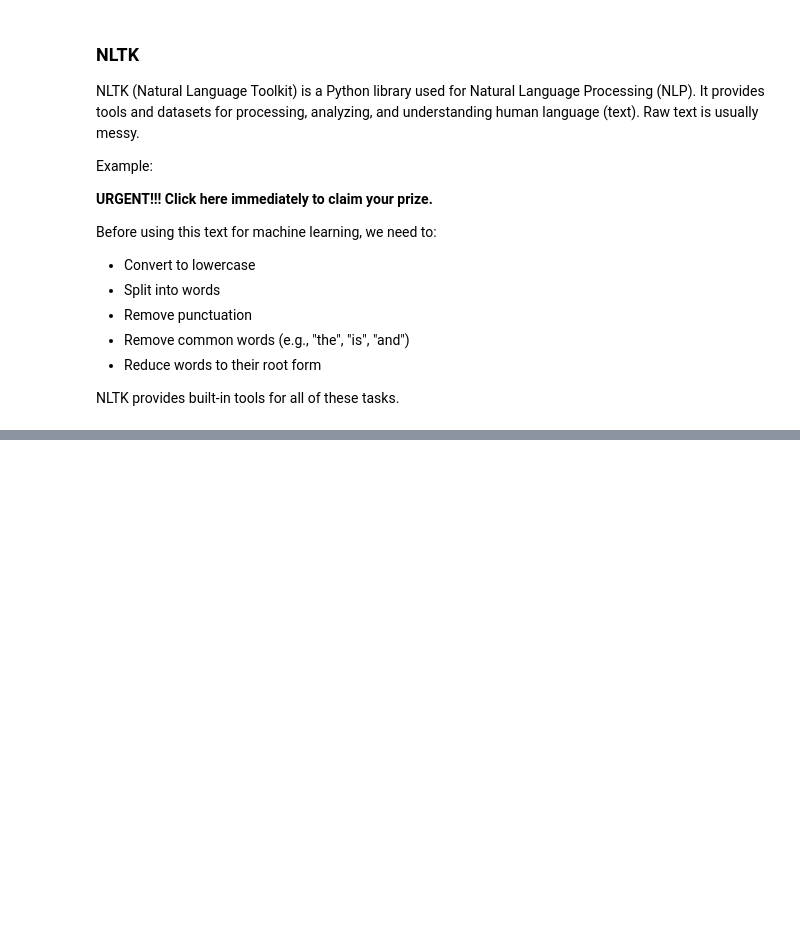
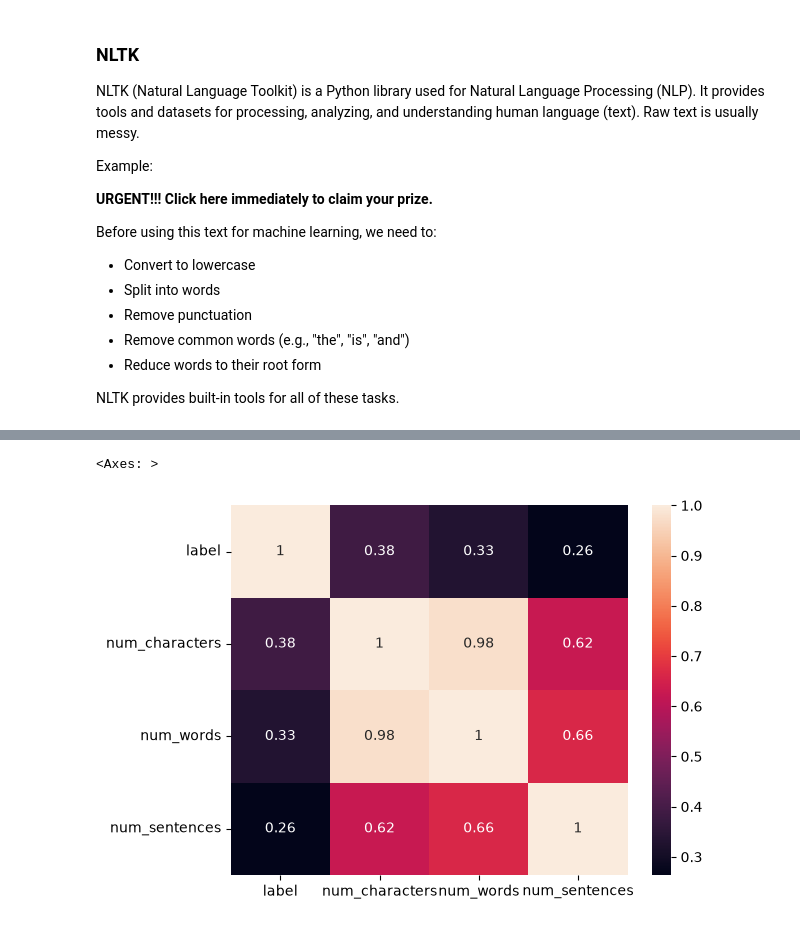
Before and after one commit to ShitalDhakal/PhishGuard, a Jupyter notebook: analyzer/services/ml_classifier.ipynb, the cells around one changed output, grey strips where cells are left out. Saved outputs shown, nothing was run; the diff lists cells and outputs as text; code cells hidden in the pictures; blank space fills up the shorter version.

```diff
--- a/analyzer/services/ml_classifier.ipynb
+++ b/analyzer/services/ml_classifier.ipynb
@@ -221,0 +382,5 @@ import nltk
+# %%
+sns.heatmap(df[['label', 'num_characters', 'num_words', 'num_sentences']].corr(),annot=True)
+# %% [output]
+<Axes: >
+[figure, added]
```
Also changed, not shown: parts of 24 cells of this notebook.
